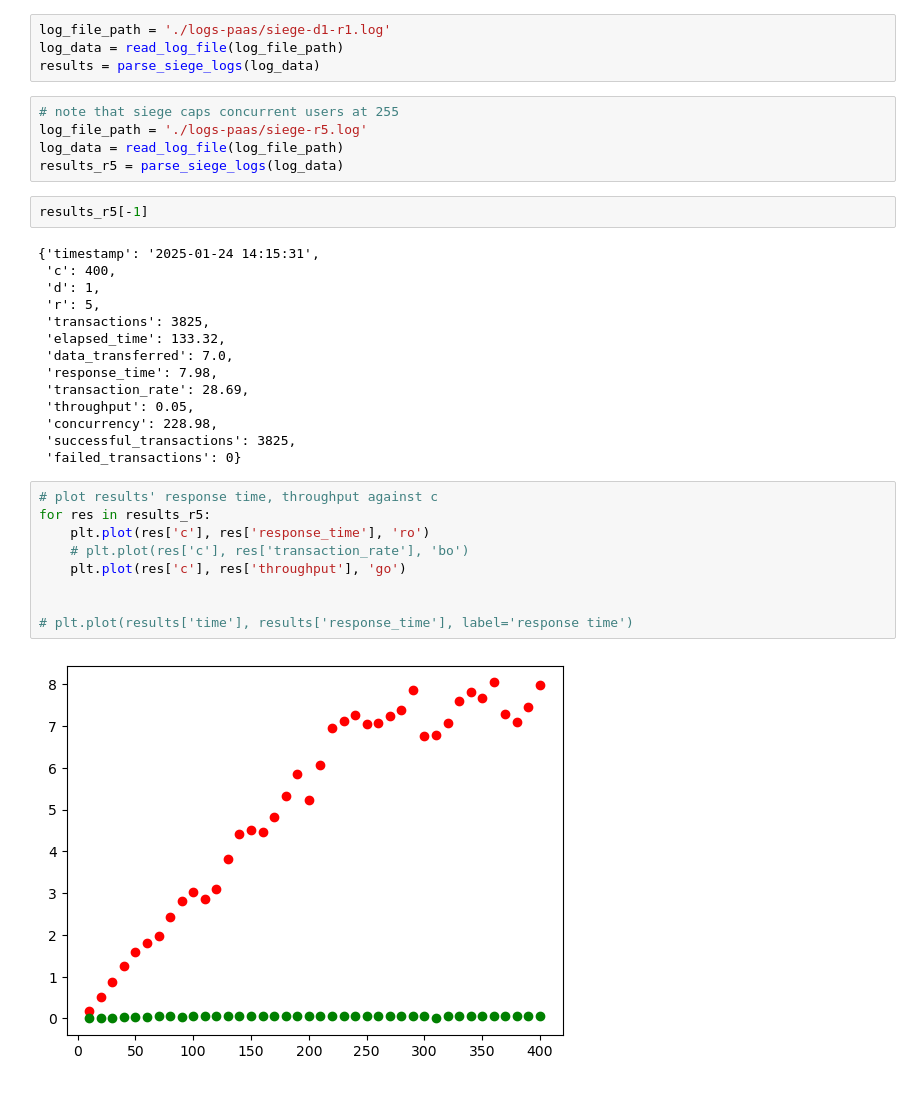
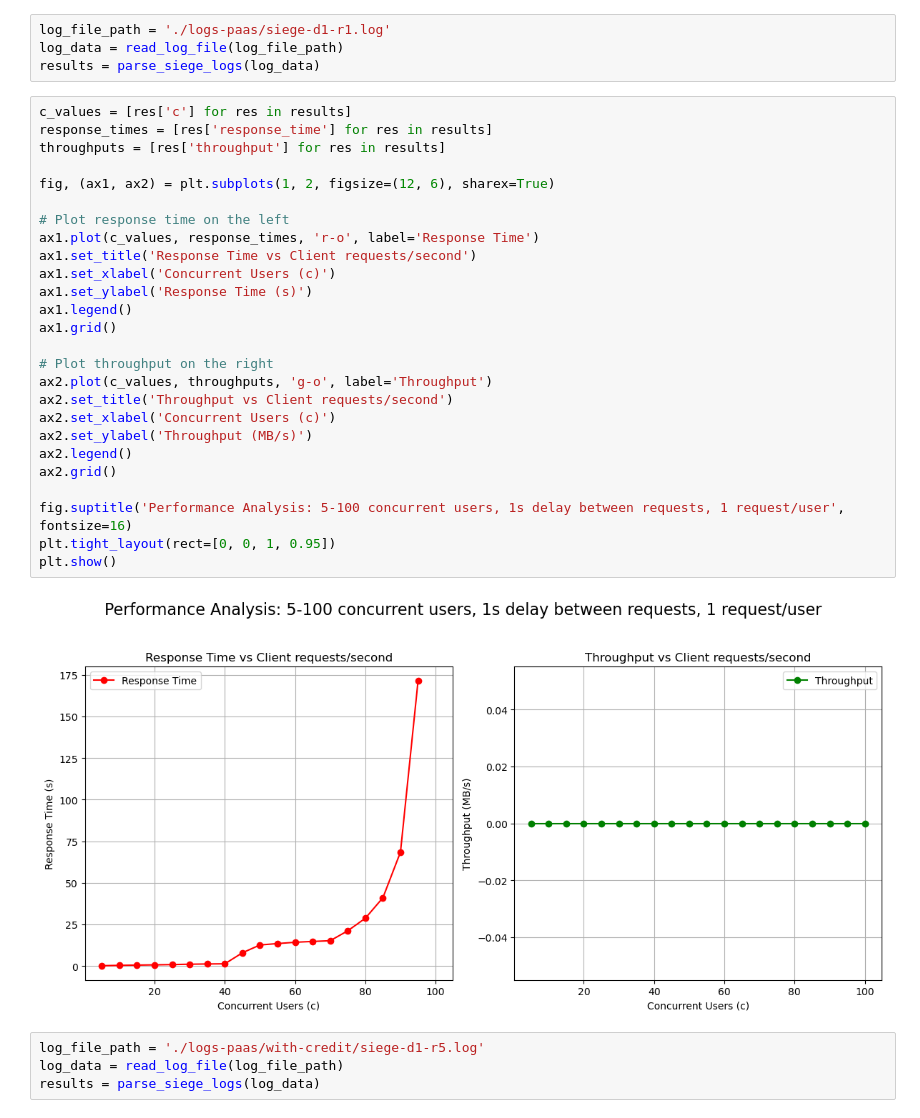
Before and after one commit to bookpanda/2110524-CLOUD-COMP-TECH, a Jupyter notebook: activity/week3/plot.ipynb, the cells around one changed output. Drawn from its saved outputs; the diff is of its cells as text.

```diff
--- a/activity/week3/plot.ipynb
+++ b/activity/week3/plot.ipynb
@@ -5,35 +5,35 @@ from parse_logs import parse_siege_logs, read_log_file
 log_file_path = './logs-paas/siege-d1-r1.log'
 log_data = read_log_file(log_file_path)
 results = parse_siege_logs(log_data)
+# %%
+c_values = [res['c'] for res in results]
+response_times = [res['response_time'] for res in results]
+throughputs = [res['throughput'] for res in results]
+
+fig, (ax1, ax2) = plt.subplots(1, 2, figsize=(12, 6), sharex=True)
+
+# Plot response time on the left
+ax1.plot(c_values, response_times, 'r-o', label='Response Time')
+ax1.set_title('Response Time vs Client requests/second')
+ax1.set_xlabel('Concurrent Users (c)')
+ax1.set_ylabel('Response Time (s)')
+ax1.legend()
+ax1.grid()
+
+# Plot throughput on the right
+ax2.plot(c_values, throughputs, 'g-o', label='Throughput')
+ax2.set_title('Throughput vs Client requests/second')
+ax2.set_xlabel('Concurrent Users (c)')
+ax2.set_ylabel('Throughput (MB/s)')
+ax2.legend()
+ax2.grid()
+
+fig.suptitle('Performance Analysis: 5-100 concurrent users, 1s delay between requests, 1 request/user', fontsize=16)
+plt.tight_layout(rect=[0, 0, 1, 0.95])
+plt.show()
+# %% [output]
+[figure, added]
 # %%
-# note that siege caps concurrent users at 255
-log_file_path = './logs-paas/siege-r5.log'
+log_file_path = './logs-paas/with-credit/siege-d1-r5.log'
 log_data = read_log_file(log_file_path)
-results_r5 = parse_siege_logs(log_data)
+results = parse_siege_logs(log_data)
-# %%
-results_r5[-1]
-# %% [output]
-{'timestamp': '2025-01-24 14:15:31',
- 'c': 400,
- 'd': 1,
- 'r': 5,
- 'transactions': 3825,
- 'elapsed_time': 133.32,
- 'data_transferred': 7.0,
- 'response_time': 7.98,
- 'transaction_rate': 28.69,
- 'throughput': 0.05,
- 'concurrency': 228.98,
- 'successful_transactions': 3825,
- 'failed_transactions': 0}
-# %%
-# plot results' response time, throughput against c
-for res in results_r5:
-    plt.plot(res['c'], res['response_time'], 'ro')
-    # plt.plot(res['c'], res['transaction_rate'], 'bo')
-    plt.plot(res['c'], res['throughput'], 'go')
-
-
-# plt.plot(results['time'], results['response_time'], label='response time')
-# %% [output]
-[figure, removed]
```
Also changed, not shown: parts of 3 cells of this notebook, 2 other files.
